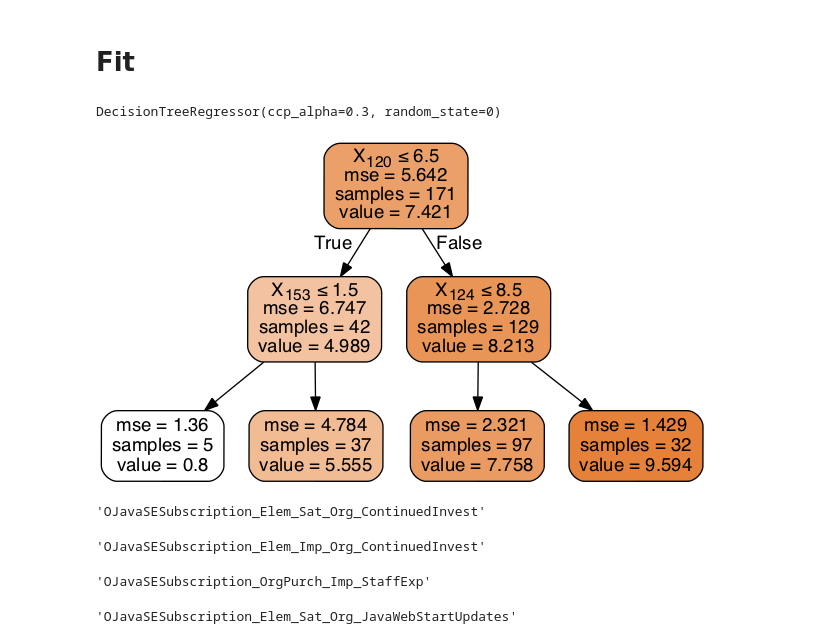
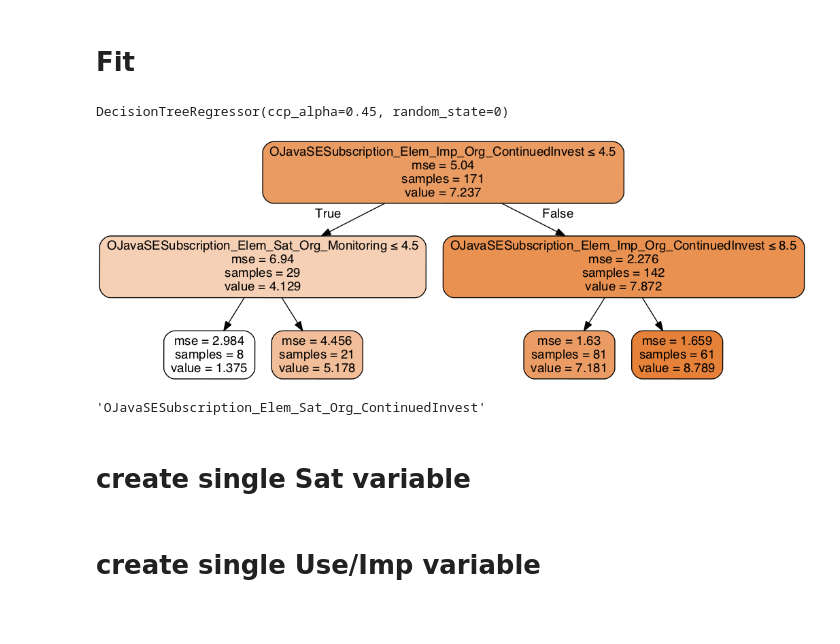
Before and after one commit to liouviaglou/JavaSE_202007, a Jupyter notebook: scripts/decision_trees.ipynb, the cells around one changed output. Saved outputs shown, nothing was run; the diff lists cells and outputs as text; code cells hidden in the pictures; blank space fills up the shorter version.

```diff
--- a/scripts/decision_trees.ipynb
+++ b/scripts/decision_trees.ipynb
@@ -159,37 +133,24 @@ plt.show()
 # %% [markdown]
 # Fit
 # %%
-clf = DecisionTreeRegressor(random_state=0,ccp_alpha=0.3)
+clf = DecisionTreeRegressor(random_state=0,ccp_alpha=0.45)
 
 clf.fit(X_train,y_train)
 # %% [output]
-DecisionTreeRegressor(ccp_alpha=0.3, random_state=0)
+DecisionTreeRegressor(ccp_alpha=0.45, random_state=0)
 # %%
 dot_data = StringIO()
 export_graphviz(clf, out_file=dot_data,
                 filled=True, rounded=True,
-                special_characters=True)
+                special_characters=True,
+               feature_names = X_train.columns)
 graph = pydotplus.graph_from_dot_data(dot_data.getvalue())
 Image(graph.create_png())
 # %% [output]
-[figure, old version]
+[figure, new version]
 # %%
 response
 # %% [output]
 'OJavaSESubscription_Elem_Sat_Org_ContinuedInvest'
-# %%
-X.columns[120]
-# The higher the importance, the higher the satisfaction
-# %% [output]
-'OJavaSESubscription_Elem_Imp_Org_ContinuedInvest'
-# %%
-X.columns[153]
-# When importance is not high, Staff expertise and availability of skills
-# playing a role in the org's purchase decision meant satisfaction was higher
-# %% [output]
-'OJavaSESubscription_OrgPurch_Imp_StaffExp'
-# %%
-X.columns[124]
-# When importance is high, higher satisfaction w/ JavaWebStartUpdates meant satisfaction was higher
-# %% [output]
-'OJavaSESubscription_Elem_Sat_Org_JavaWebStartUpdates'
+# %% [markdown]
+# create single Sat variable
@@ -195,0 +196,2 @@ X.columns[124]
+# %% [markdown]
+# create single Use/Imp variable
```
Also changed, not shown: parts of 34 cells of this notebook, 3 other files.
